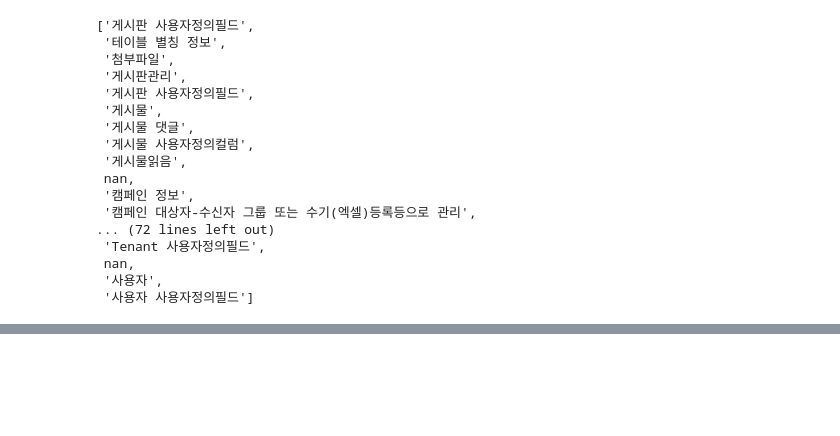
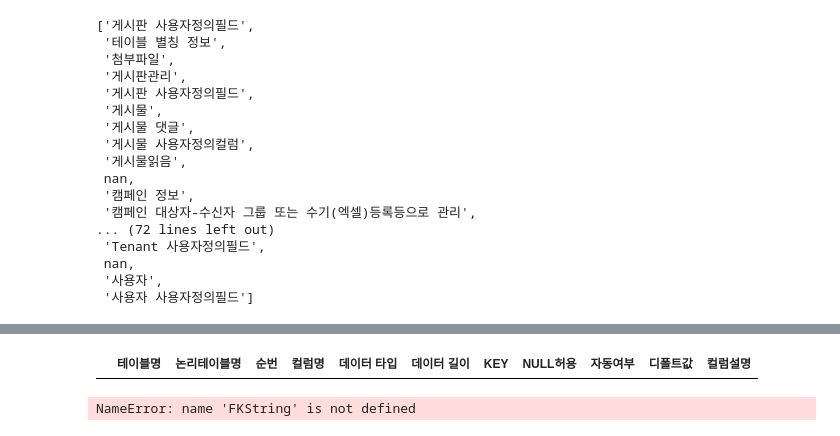
Before and after one commit to taeminbenlee/tableInfoExcel, a Jupyter notebook: 테이블명세.ipynb, the cells around one changed output, grey strips where cells are left out. Saved outputs shown, nothing was run; the diff lists cells and outputs as text; code cells hidden in the pictures; blank space fills up the shorter version.

```diff
--- a/테이블명세.ipynb
+++ b/테이블명세.ipynb
@@ -224,0 +277,17 @@ wb.save(filename="test.xlsx")
+# %%
+## 첫테이블의 FK를 조사
+thisFK = tableDetailByName.loc[tableDetailByName['KEY']=='MUL']
+# %%
+thisFK
+# %% [output]
+|  | 테이블명 | 논리테이블명 | 순번 | 컬럼명 | 데이터 타입 | 데이터 길이 | KEY | NULL허용 | 자동여부 | 디폴트값 | 컬럼설명 |
+# %%
+FKString == ""
+sheet1.merge_cells('E4:J4')
+FKString = thisFK['컬럼명'].values
+if not aa:
+    print("FKString" + FKString + "is none")
+else:
+    sheet1['E4']= FKString
+# %% [output]
+NameError: name 'FKString' is not defined
```
Also changed, not shown: parts of 19 cells of this notebook.
